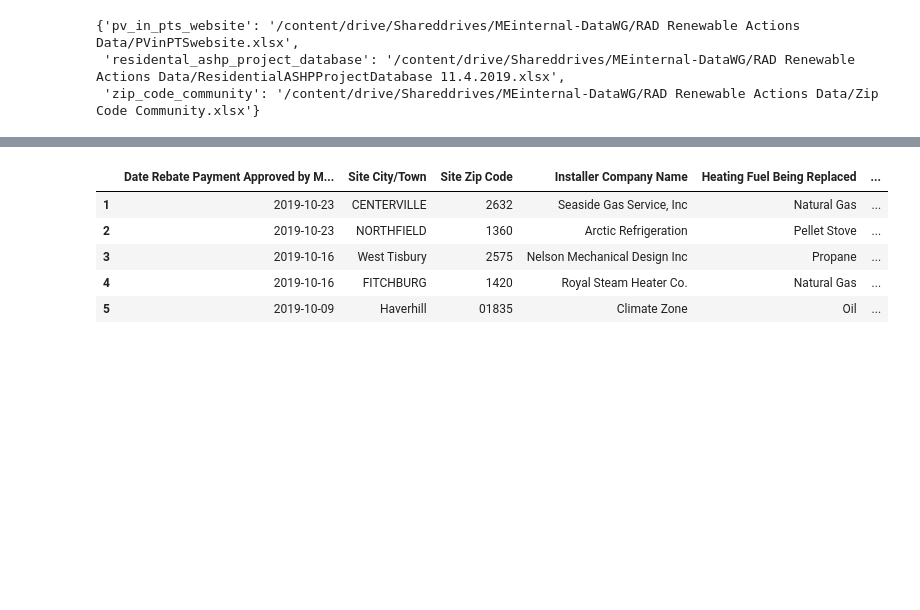
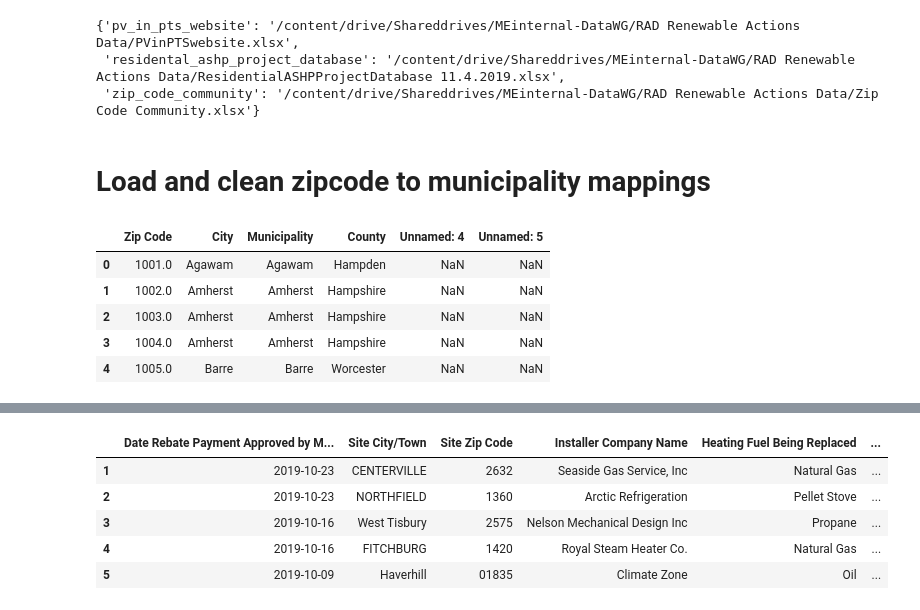
Before and after one commit to massenergize/rad, a Jupyter notebook: merge-data.ipynb, the cells around one changed output, grey strips where cells are left out. Cells and saved outputs as stored; diff of their text form; code cells hidden in the pictures; blank space fills up the shorter version.

```diff
--- a/merge-data.ipynb
+++ b/merge-data.ipynb
@@ -103,3 +109,5 @@ data_files
 {'pv_in_pts_website': '/content/drive/Shareddrives/MEinternal-DataWG/RAD Renewable Actions Data/PVinPTSwebsite.xlsx',
  'residental_ashp_project_database': '/content/drive/Shareddrives/MEinternal-DataWG/RAD Renewable Actions Data/ResidentialASHPProjectDatabase 11.4.2019.xlsx',
  'zip_code_community': '/content/drive/Shareddrives/MEinternal-DataWG/RAD Renewable Actions Data/Zip Code Community.xlsx'}
+# %% [markdown]
+# Load and clean zipcode to municipality mappings
@@ -105,0 +119,9 @@ data_files
+# %%
+zipcodes.head()
+# %% [output]
+|  | Zip Code | City | Municipality | County | Unnamed: 4 | Unnamed: 5 |
+| 0 | 1001.0 | Agawam | Agawam | Hampden | NaN | NaN |
+| 1 | 1002.0 | Amherst | Amherst | Hampshire | NaN | NaN |
+| 2 | 1003.0 | Amherst | Amherst | Hampshire | NaN | NaN |
+| 3 | 1004.0 | Amherst | Amherst | Hampshire | NaN | NaN |
+| 4 | 1005.0 | Barre | Barre | Worcester | NaN | NaN |
```
Also changed, not shown: parts of 13 cells of this notebook.
